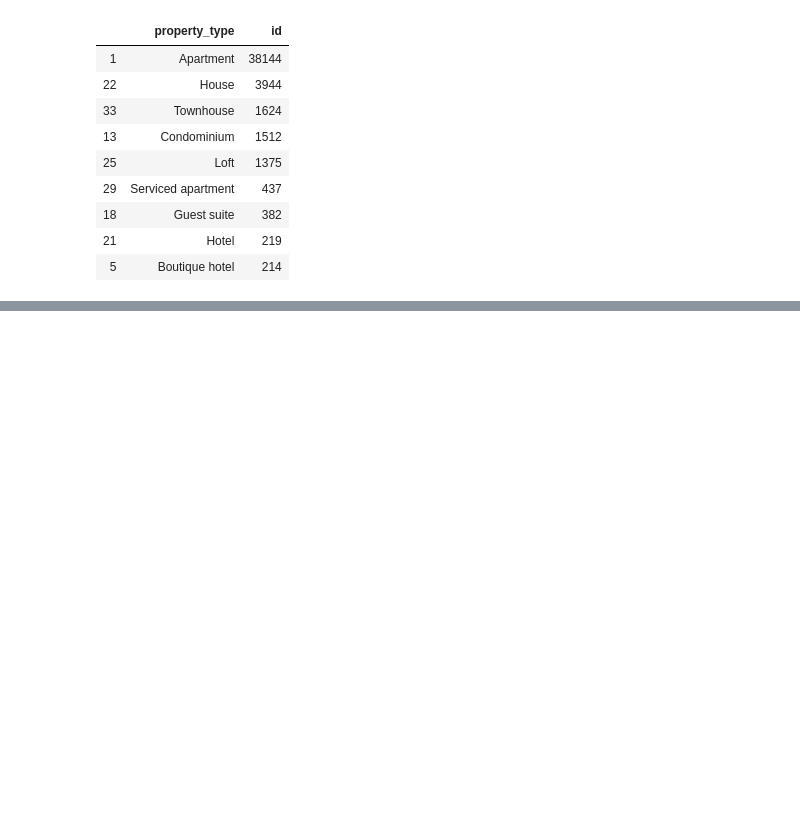
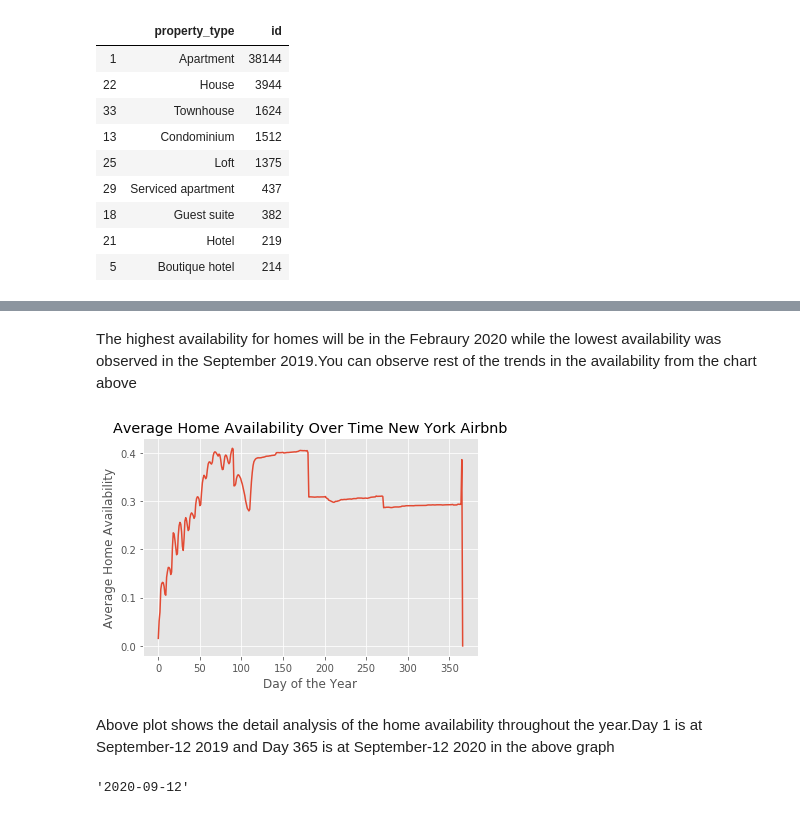
Before and after one commit to amitborkar98/AIRBNB-NewYork, a Jupyter notebook: analysis.ipynb, the cells around one changed output, grey strips where cells are left out. Cells and saved outputs as stored; diff of their text form; code cells hidden in the pictures; blank space fills up the shorter version.

```diff
--- a/analysis.ipynb
+++ b/analysis.ipynb
@@ -129,0 +166,17 @@ It can be concluded that property type also plays an important factor. Not surpr
+# %% [markdown]
+The highest availability for homes will be in the Febraury 2020 while the lowest availability was observed in the September 2019.You can observe rest of the trends in the availability from the chart above
+# %%
+#Analysing the home availability on each single day of the year
+homes_perday = calendar.groupby('date').mean()['available'].reset_index()
+plt.plot(homes_perday['available']);
+plt.title('Average Home Availability Over Time New York Airbnb');
+plt.xlabel('Day of the Year');
+plt.ylabel('Average Home Availability');
+# %% [output]
+[figure, added]
+# %% [markdown]
+Above plot shows the detail analysis of the home availability throughout the year.Day 1 is at September-12 2019 and Day 365 is at September-12 2020 in the above graph
+# %%
+calendar.date.max()
+# %% [output]
+'2020-09-12'
```
Also changed, not shown: parts of 8 cells of this notebook.
